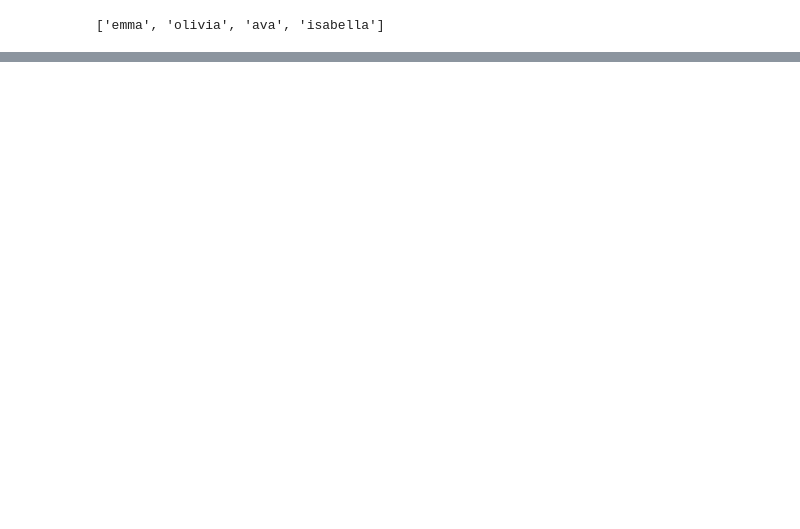
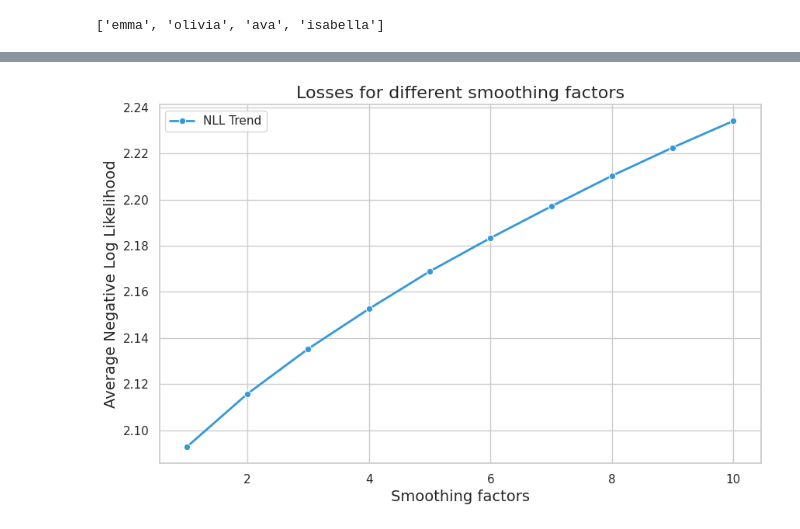
Before and after one commit to SuchitG04/ISAEC393_assignment, a Jupyter notebook: statistical_trigram.ipynb, the cells around one changed output, grey strips where cells are left out. Cells and saved outputs as stored; diff of their text form; code cells hidden in the pictures; blank space fills up the shorter version.

```diff
--- a/statistical_trigram.ipynb
+++ b/statistical_trigram.ipynb
@@ -120,0 +167,26 @@ Text(0.5, 1.0, 'Decreasing NLL with increasing dataset size')
+# %%
+smdl_nll = {}
+for num in nums:
+    N = torch.zeros((729, 27), dtype=torch.int32)
+    N += num
+    for w in words:
+        chs = ["."] + list(w) + ["."]
+        for ch1,ch2,ch3 in zip(chs, chs[1:], chs[2:]):
+            ix1 = stoi2[ch1+ch2]
+            ix2 = stoi[ch3]
+            N[ix1, ix2] += 1
+    P = N.float()
+    P /= P.sum(1, keepdim=True)
+    n = 0
+    log_likelihood = 0.0
+    for w in words:
+        chs = ["."] + list(w) + ["."]
+        for ch1,ch2,ch3 in zip(chs, chs[1:], chs[2:]):
+            ix1 = stoi2[ch1+ch2]
+            ix2 = stoi[ch3]
+            prob = P[ix1, ix2]
+            logprob = torch.log(prob)
+            log_likelihood += logprob
+            n += 1
+    nll = -log_likelihood
+    smdl_nll[num] = (nll/n).item()
@@ -120,0 +206,20 @@ Text(0.5, 1.0, 'Decreasing NLL with increasing dataset size')
+# %%
+import seaborn as sns
+
+# Set seaborn style
+sns.set(style="whitegrid")
+
+# Create a larger figure for better clarity
+plt.figure(figsize=(10, 6))
+
+# Plot with a smooth line and distinctive color
+sns.lineplot(x=list(smdl_nll.keys()), y=list(smdl_nll.values()), marker='o', color='#3498db', linewidth=2, label='NLL Trend')
+
+plt.xlabel("Smoothing factors", fontsize=14)
+plt.ylabel("Average Negative Log Likelihood", fontsize=14)
+plt.title("Losses for different smoothing factors", fontsize=16)
+
+plt.legend()
+plt.show()
+# %% [output]
+[figure, added]
```
Also changed, not shown: parts of 16 cells of this notebook.
